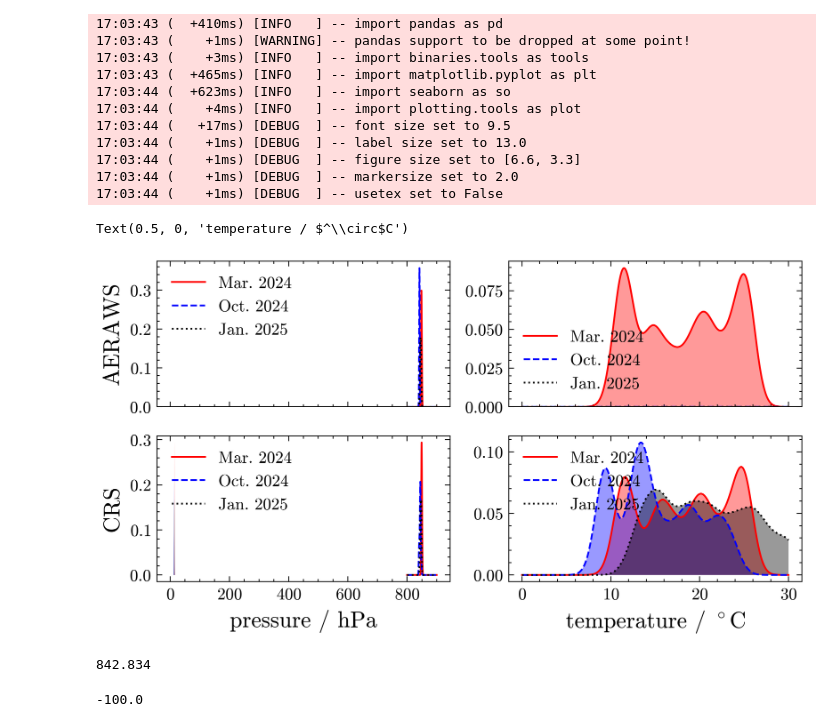
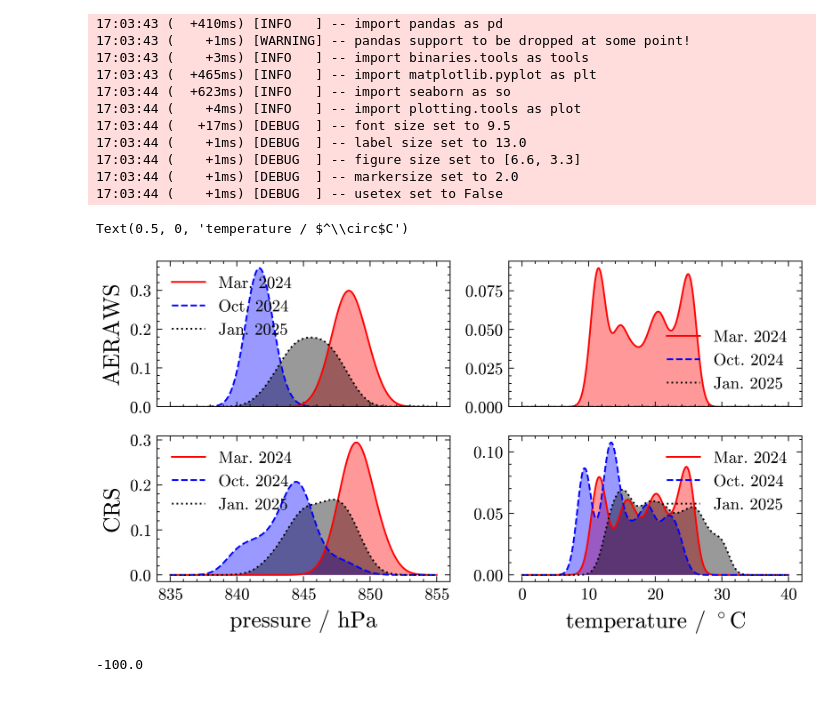
Before and after one commit to Quizznor/phd-thesis, a Jupyter notebook: Projects/CorrectionFactor/conditions.ipynb, the cells around one changed output. Drawn from its saved outputs; the diff is of its cells as text; code cells hidden in the pictures.

```diff
--- a/Projects/CorrectionFactor/conditions.ipynb
+++ b/Projects/CorrectionFactor/conditions.ipynb
@@ -63,40 +63,36 @@ for (start, stop), color, label in zip(date_tuples, colors, labels):
     ft_CRS = tools.kd1d_estimate(temp_CRS)
     fp_CRS = tools.kd1d_estimate(press_CRS)
     ft_AWS = tools.kd1d_estimate(temp_AWS)
     fp_AWS = tools.kd1d_estimate(press_AWS)
 
-    X_TEMP = np.linspace(0, 30, 1000)
-    X_PRES = np.linspace(800, 900, 1000)
+    X_TEMP = np.linspace(0, 40, 1000)
+    X_PRES = np.linspace(835, 855, 1000)
 
     ax1.fill_between(X_PRES, fp_AWS(X_PRES), alpha=0.4, color=color, ec='none')
     ax1.plot(X_PRES, fp_AWS(X_PRES), marker='none', c=color, label=label)
 
     ax2.fill_between(X_TEMP, ft_AWS(X_TEMP), alpha=0.4, color=color, ec='none')
     ax2.plot(X_TEMP, ft_AWS(X_TEMP), marker='none', c=color, label=label)
 
     ax3.fill_between(X_PRES, fp_CRS(X_PRES), alpha=0.4, color=color, ec='none')
     ax3.plot(X_PRES, fp_CRS(X_PRES), marker='none', c=color, label=label)
 
     ax4.fill_between(X_TEMP, ft_CRS(X_TEMP), alpha=0.4, color=color, ec='none')
     ax4.plot(X_TEMP, ft_CRS(X_TEMP), marker='none', c=color, label=label)
 
 ax1.legend()
 ax2.legend()
 ax3.legend()
 ax4.legend()
 ax1.set_ylim(0)
 ax2.set_ylim(0)
 ax1.set_ylabel('AERAWS')
 ax3.set_ylabel('CRS')
 ax3.set_xlabel("pressure / hPa")
 ax4.set_xlabel("temperature / $^\circ$C")
 # %% [output]
 Text(0.5, 0, 'temperature / $^\\circ$C')
-[figure, old version]
+[figure, new version]
-# %%
-print(p)
-# %% [output]
-842.834
 # %%
 print(t)
 # %% [output]
```
Also changed, not shown: 5 other files.
